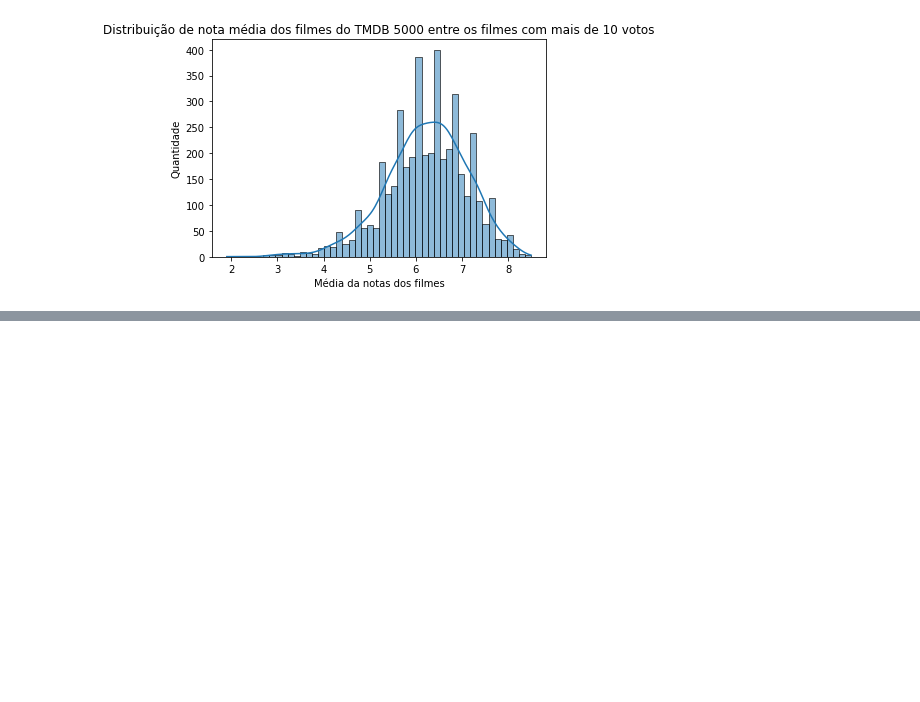
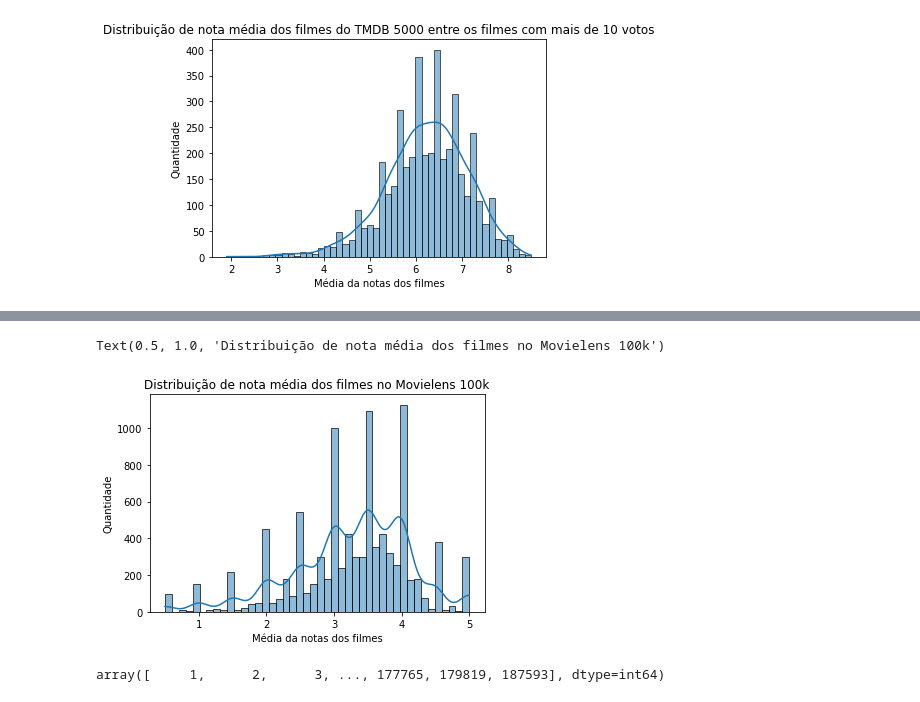
Before and after one commit to ziggy-data/Analise-IMDB, a Jupyter notebook: introducao-testes.ipynb, the cells around one changed output, grey strips where cells are left out. Saved outputs shown, nothing was run; the diff lists cells and outputs as text; code cells hidden in the pictures; blank space fills up the shorter version.

```diff
--- a/introducao-testes.ipynb
+++ b/introducao-testes.ipynb
@@ -90,0 +105,3 @@ Text(0.5, 1.0, 'Distribuição de nota média dos filmes do TMDB 5000 entre os f
+# %%
+notas = pd.read_csv('dados/ratings.csv')
+notas.head()
@@ -90,0 +115,3 @@ Text(0.5, 1.0, 'Distribuição de nota média dos filmes do TMDB 5000 entre os f
+# %%
+media_nota = notas.groupby('movieId').mean().rating
+media_nota.head()
@@ -90,0 +126,14 @@ Text(0.5, 1.0, 'Distribuição de nota média dos filmes do TMDB 5000 entre os f
+# %%
+ax = sns.histplot(x=media_nota.values,stat="count",kde=True)
+ax.set_xlabel('Média da notas dos filmes')
+ax.set_ylabel('Quantidade')
+ax.set_title('Distribuição de nota média dos filmes no Movielens 100k')
+# %% [output]
+Text(0.5, 1.0, 'Distribuição de nota média dos filmes no Movielens 100k')
+[figure, added]
+# %%
+quantidade_de_votos_por_filme = notas.groupby('movieId').count()
+filmes_com_ate_10_votos = quantidade_de_votos_por_filme.query('rating >= 10').index
+filmes_com_ate_10_votos.values
+# %% [output]
+array([     1,      2,      3, ..., 177765, 179819, 187593], dtype=int64)
```
Also changed, not shown: parts of 38 cells of this notebook.
